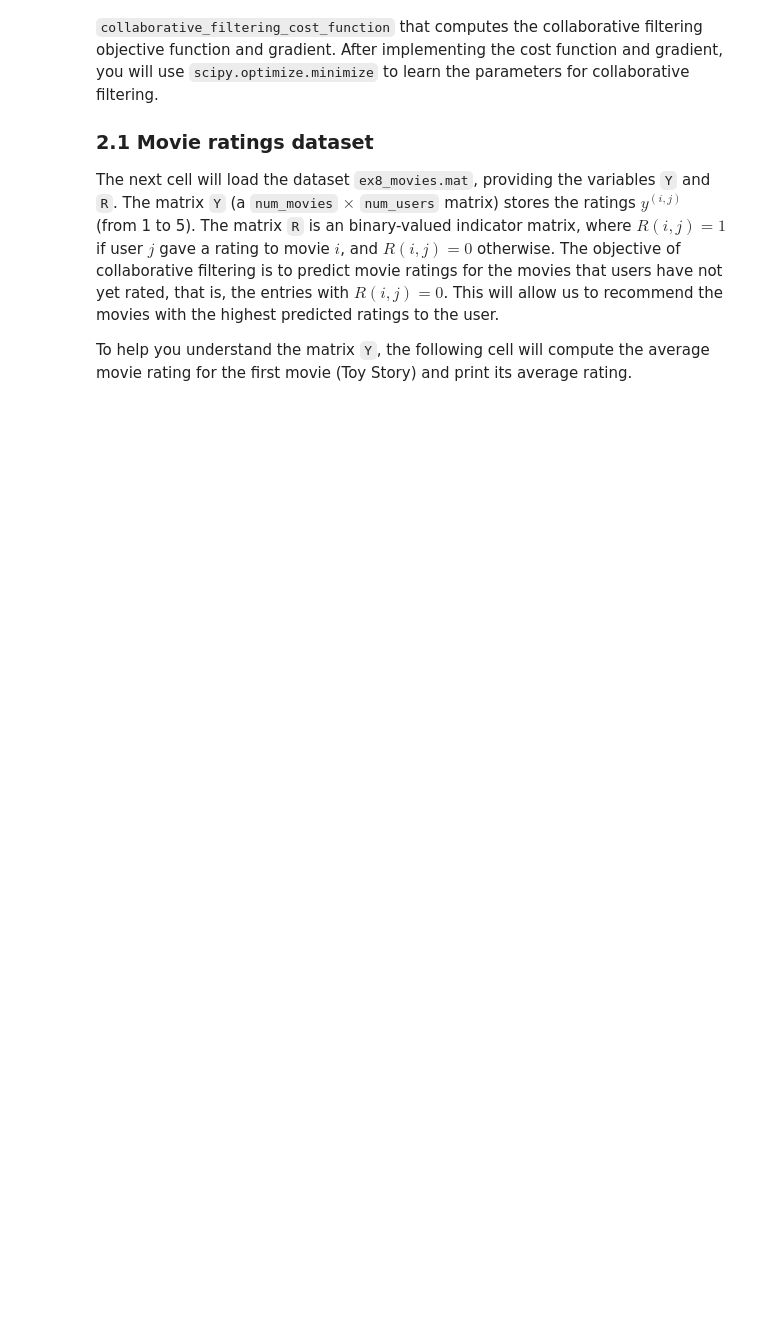
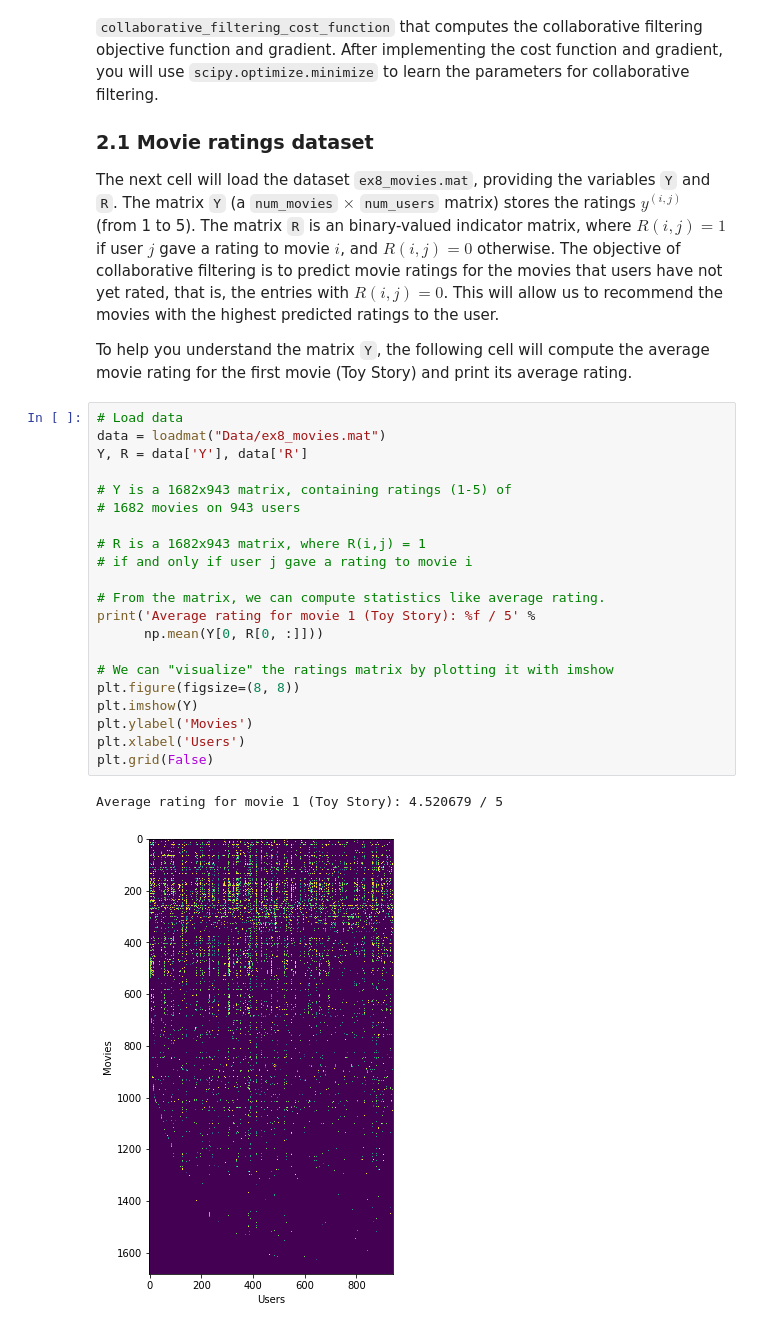
Before and after one commit to SoroushGhaderi/Machine_Learning_Andrew_Ng_exercises_with_Python, a Jupyter notebook: Anomaly Detection and Recmmender Systems/Anomaly Detection and Recommender Systems.ipynb, the cells around one changed output. Saved outputs shown, nothing was run; the diff lists cells and outputs as text; blank space fills up the shorter version.

Commit message:
plot Y matrix that is user ratings to movies

```diff
--- a/Anomaly Detection and Recmmender Systems/Anomaly Detection and Recommender Systems.ipynb
+++ b/Anomaly Detection and Recmmender Systems/Anomaly Detection and Recommender Systems.ipynb
@@ -359,3 +359,27 @@ The next cell will load the dataset `ex8_movies.mat`, providing the variables `Y
 The matrix `Y` (a `num_movies` $\times$ `num_users` matrix) stores the ratings $y^{(i,j)}$ (from 1 to 5). The matrix `R` is an binary-valued indicator matrix, where $R(i, j) = 1$ if user $j$ gave a rating to movie $i$, and $R(i, j) = 0$ otherwise. The objective of collaborative filtering is to predict movie ratings for the movies that users have not yet rated, that is, the entries with $R(i, j) = 0$. This will allow us to recommend the movies with the highest predicted ratings to the user.
 
 To help you understand the matrix `Y`, the following cell will compute the average movie rating for the first movie (Toy Story) and print its average rating.
+# %%
+# Load data
+data = loadmat("Data/ex8_movies.mat")
+Y, R = data['Y'], data['R']
+
+# Y is a 1682x943 matrix, containing ratings (1-5) of
+# 1682 movies on 943 users
+
+# R is a 1682x943 matrix, where R(i,j) = 1
+# if and only if user j gave a rating to movie i
+
+# From the matrix, we can compute statistics like average rating.
+print('Average rating for movie 1 (Toy Story): %f / 5' %
+      np.mean(Y[0, R[0, :]]))
+
+# We can "visualize" the ratings matrix by plotting it with imshow
+plt.figure(figsize=(8, 8))
+plt.imshow(Y)
+plt.ylabel('Movies')
+plt.xlabel('Users')
+plt.grid(False)
+# %% [output]
+Average rating for movie 1 (Toy Story): 4.520679 / 5
+[figure, added]
```
Also changed, not shown: parts of 1 cell of this notebook.
